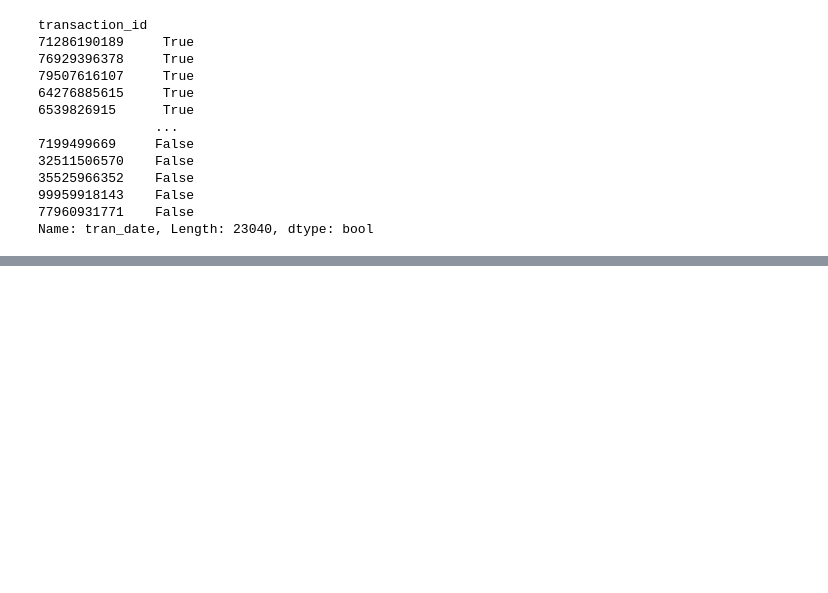
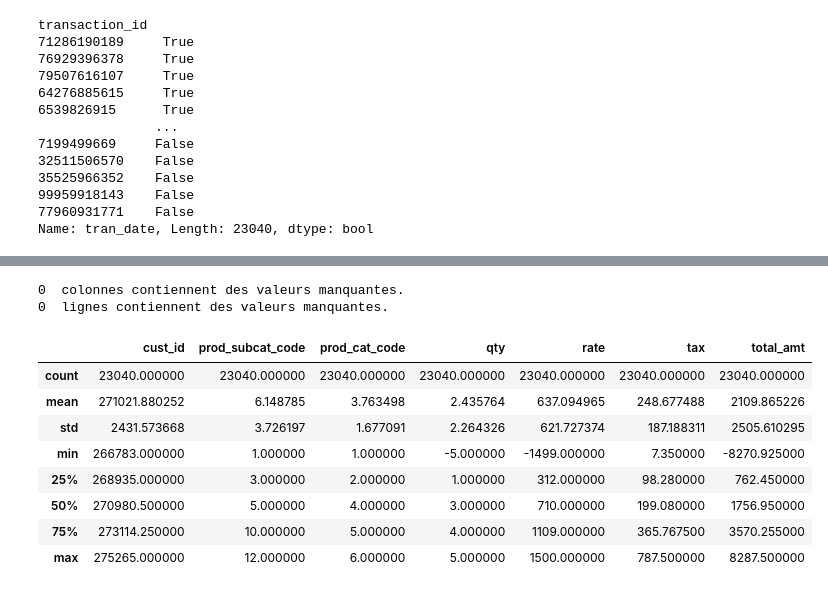
Before and after one commit to federicoding/TrainingGeneral, a Jupyter notebook: Debut.ipynb, the cells around one changed output, grey strips where cells are left out. Drawn from its saved outputs; the diff is of its cells as text; code cells hidden in the pictures; blank space fills up the shorter version.

```diff
--- a/Debut.ipynb
+++ b/Debut.ipynb
@@ -334,0 +373,14 @@ On passe à la détection des valeurs manquantes...
+# %%
+url = 'https://raw.githubusercontent.com/federicoding/TrainingGeneral/main/Transactions.csv'
+transactions = pd.read_csv(filepath_or_buffer=url, sep=',', header=0, index_col="transaction_id")
+
+transactions = transactions.drop_duplicates(keep = 'first')
+# %%
+new_names = {'Store_type'  : 'store_type',
+              'Qty'        : 'qty',
+              'Rate'       : 'rate',
+              'Tax'        : 'tax'}
+
+transactions = transactions.rename(new_names, axis = 1)
+
+transactions.head()
@@ -334,0 +468,17 @@ On passe à la détection des valeurs manquantes...
+# %%
+transactions.isna()
+print(transactions.isna().any(axis=0).sum()," colonnes contiennent des valeurs manquantes.")
+print(transactions.isna().any(axis=1).sum()," lignes contiennent des valeurs manquantes.")
+transactions.describe()
+# %% [output]
+0  colonnes contiennent des valeurs manquantes.
+0  lignes contiennent des valeurs manquantes.
+|  | cust_id | prod_subcat_code | prod_cat_code | qty | rate | tax | total_amt |
+| count | 23040.000000 | 23040.000000 | 23040.000000 | 23040.000000 | 23040.000000 | 23040.000000 | 23040.000000 |
+| mean | 271021.880252 | 6.148785 | 3.763498 | 2.435764 | 637.094965 | 248.677488 | 2109.865226 |
+| std | 2431.573668 | 3.726197 | 1.677091 | 2.264326 | 621.727374 | 187.188311 | 2505.610295 |
+| min | 266783.000000 | 1.000000 | 1.000000 | -5.000000 | -1499.000000 | 7.350000 | -8270.925000 |
+| 25% | 268935.000000 | 3.000000 | 2.000000 | 1.000000 | 312.000000 | 98.280000 | 762.450000 |
+| 50% | 270980.500000 | 5.000000 | 4.000000 | 3.000000 | 710.000000 | 199.080000 | 1756.950000 |
+| 75% | 273114.250000 | 10.000000 | 5.000000 | 4.000000 | 1109.000000 | 365.767500 | 3570.255000 |
+| max | 275265.000000 | 12.000000 | 6.000000 | 5.000000 | 1500.000000 | 787.500000 | 8287.500000 |
```
Also changed, not shown: parts of 34 cells of this notebook.
